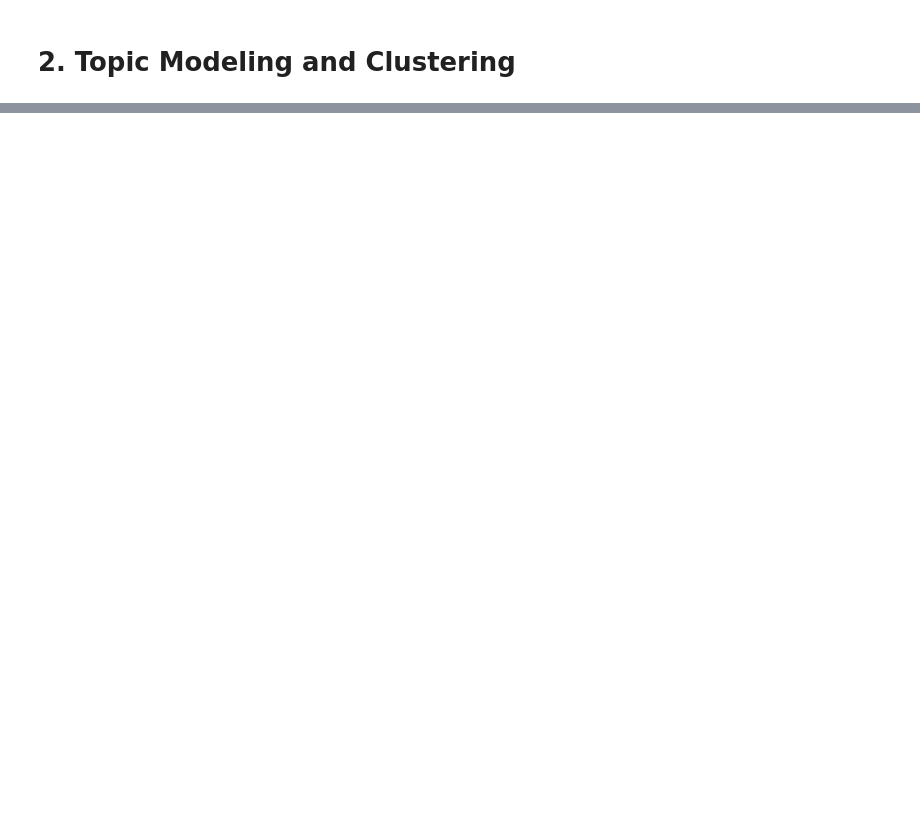
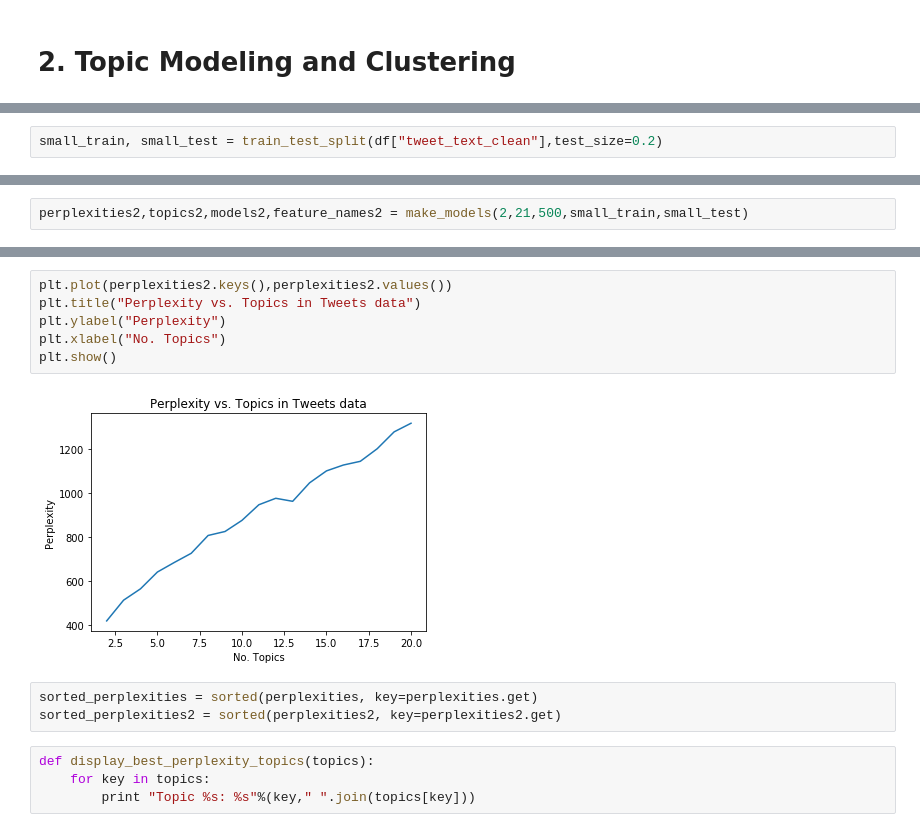
Before and after one commit to ofrik/NLP-HW2, a Jupyter notebook: Untitled.ipynb, the cells around one changed output, grey strips where cells are left out. Cells and saved outputs as stored; diff of their text form; blank space fills up the shorter version.

```diff
--- a/Untitled.ipynb
+++ b/Untitled.ipynb
@@ -449,0 +598,2 @@ with zipfile.ZipFile('data/proc_17_108_unique_comments_text_dupe_count.csv.zip',
+# %%
+small_train, small_test = train_test_split(df["tweet_text_clean"],test_size=0.2)
@@ -449,0 +643,2 @@ with zipfile.ZipFile('data/proc_17_108_unique_comments_text_dupe_count.csv.zip',
+# %%
+perplexities2,topics2,models2,feature_names2 = make_models(2,21,500,small_train,small_test)
@@ -449,0 +673,15 @@ with zipfile.ZipFile('data/proc_17_108_unique_comments_text_dupe_count.csv.zip',
+# %%
+plt.plot(perplexities2.keys(),perplexities2.values())
+plt.title("Perplexity vs. Topics in Tweets data")
+plt.ylabel("Perplexity")
+plt.xlabel("No. Topics")
+plt.show()
+# %% [output]
+[figure, added]
+# %%
+sorted_perplexities = sorted(perplexities, key=perplexities.get)
+sorted_perplexities2 = sorted(perplexities2, key=perplexities2.get)
+# %%
+def display_best_perplexity_topics(topics):
+    for key in topics:
+        print "Topic %s: %s"%(key," ".join(topics[key]))
```
Also changed, not shown: parts of 66 cells of this notebook.
